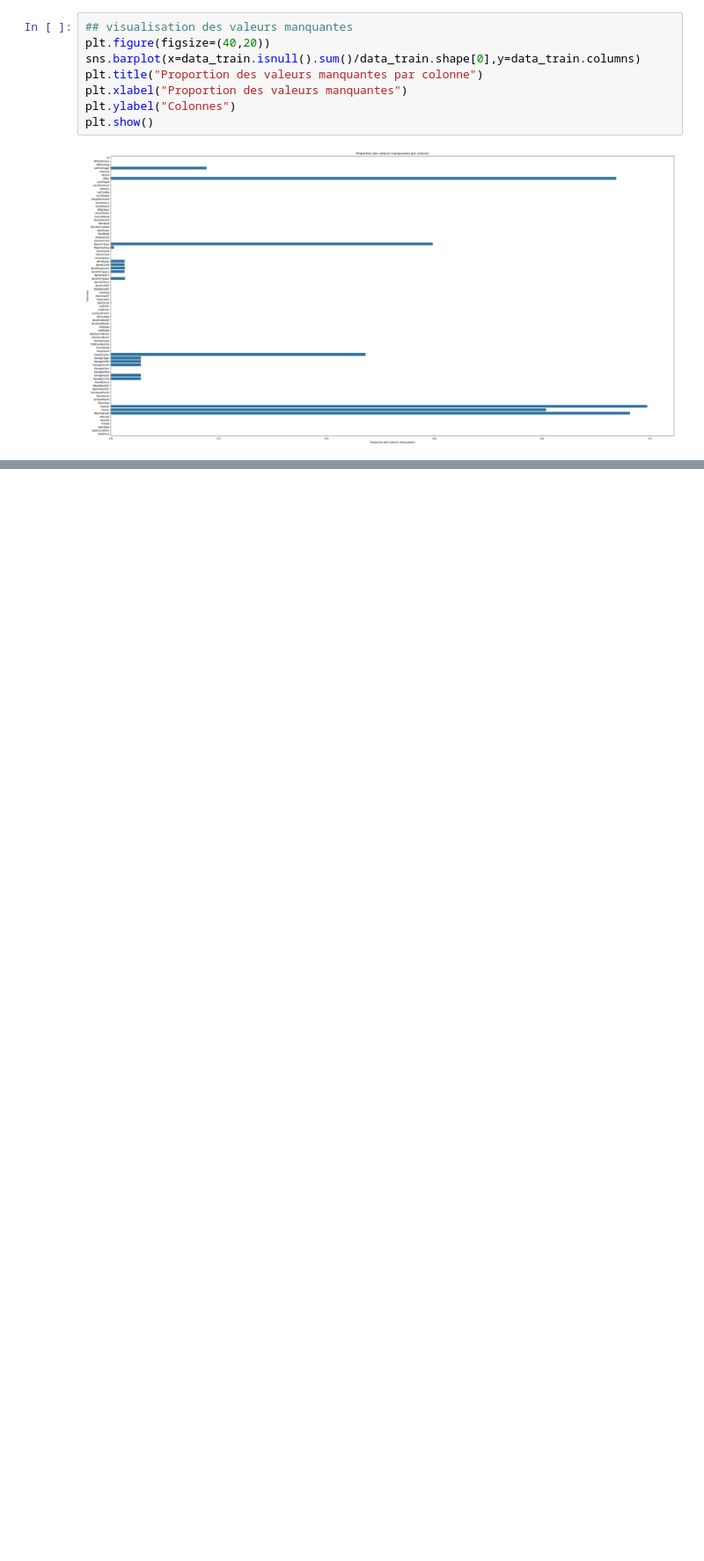
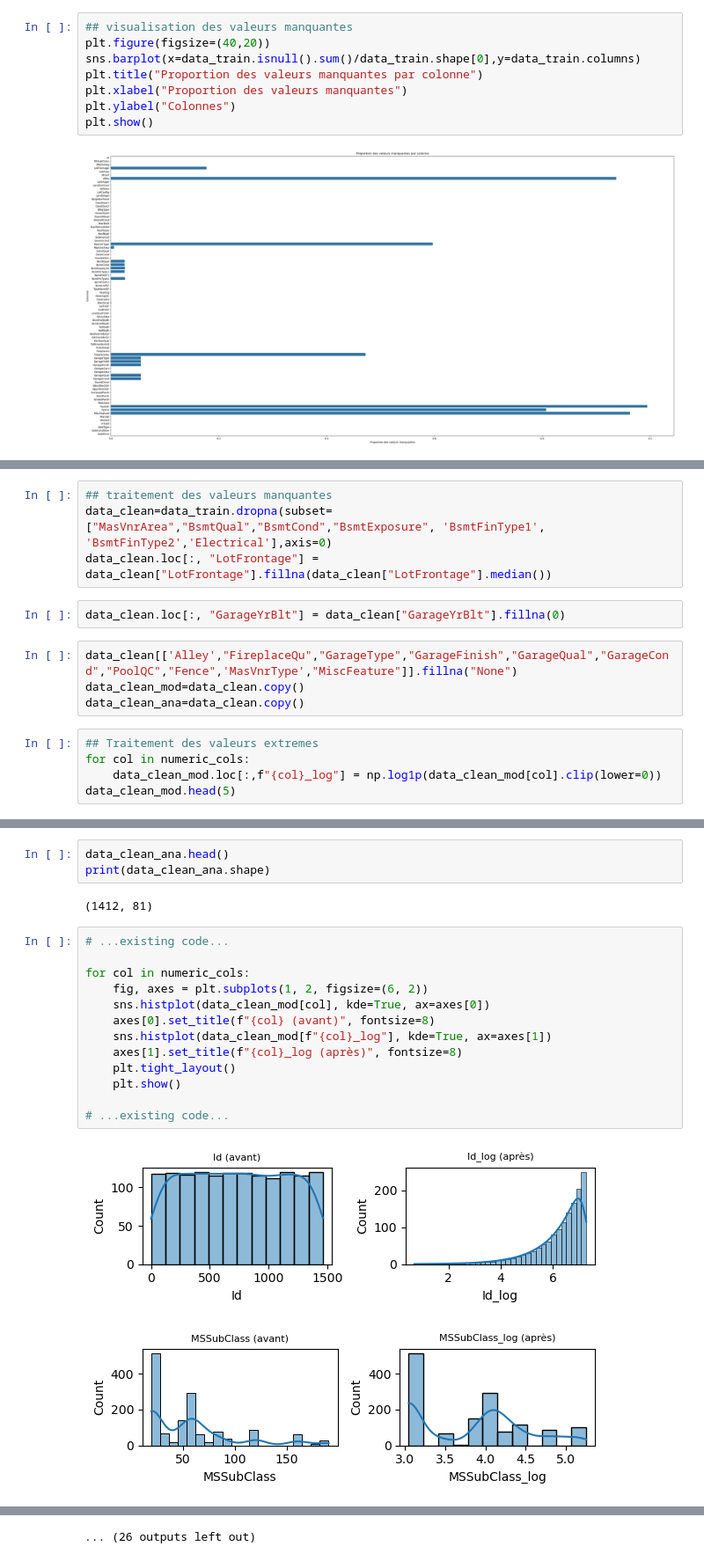
Before and after one commit to luclevi303/House_price_prediction, a Jupyter notebook: script_principal.ipynb, the cells around one changed output, grey strips where cells are left out. Shown at 88% size. Drawn from its saved outputs; the diff is of its cells as text; blank space fills up the shorter version.

```diff
--- a/script_principal.ipynb
+++ b/script_principal.ipynb
@@ -107,0 +160,15 @@ les variables ayant un pourcentages de  valeurs manquantes superieur a 5% sont :
+# %%
+## traitement des valeurs manquantes
+data_clean=data_train.dropna(subset=["MasVnrArea","BsmtQual","BsmtCond","BsmtExposure", 'BsmtFinType1', 'BsmtFinType2','Electrical'],axis=0)
+data_clean.loc[:, "LotFrontage"] = data_clean["LotFrontage"].fillna(data_clean["LotFrontage"].median())
+# %%
+data_clean.loc[:, "GarageYrBlt"] = data_clean["GarageYrBlt"].fillna(0)
+# %%
+data_clean[['Alley',"FireplaceQu","GarageType","GarageFinish","GarageQual","GarageCond","PoolQC","Fence",'MasVnrType',"MiscFeature"]].fillna("None")
+data_clean_mod=data_clean.copy()
+data_clean_ana=data_clean.copy()
+# %%
+## Traitement des valeurs extremes
+for col in numeric_cols:
+    data_clean_mod.loc[:,f"{col}_log"] = np.log1p(data_clean_mod[col].clip(lower=0))
+data_clean_mod.head(5)
@@ -107,0 +182,21 @@ les variables ayant un pourcentages de  valeurs manquantes superieur a 5% sont :
+# %%
+data_clean_ana.head()
+print(data_clean_ana.shape)
+# %% [output]
+(1412, 81)
+# %%
+# ...existing code...
+
+for col in numeric_cols:
+    fig, axes = plt.subplots(1, 2, figsize=(6, 2))
+    sns.histplot(data_clean_mod[col], kde=True, ax=axes[0])
+    axes[0].set_title(f"{col} (avant)", fontsize=8)
+    sns.histplot(data_clean_mod[f"{col}_log"], kde=True, ax=axes[1])
+    axes[1].set_title(f"{col}_log (après)", fontsize=8)
+    plt.tight_layout()
+    plt.show()
+
+# ...existing code...
+# %% [output]
+[figure, added]
+[figure, added]
@@ -107,0 +213 @@ les variables ayant un pourcentages de  valeurs manquantes superieur a 5% sont :
+... (26 outputs left out)
```
Also changed, not shown: parts of 13 cells of this notebook, 1 other file.
